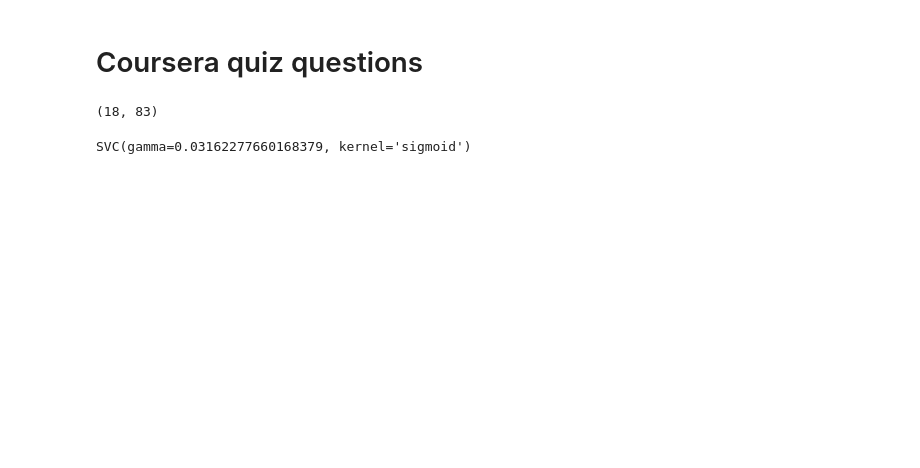
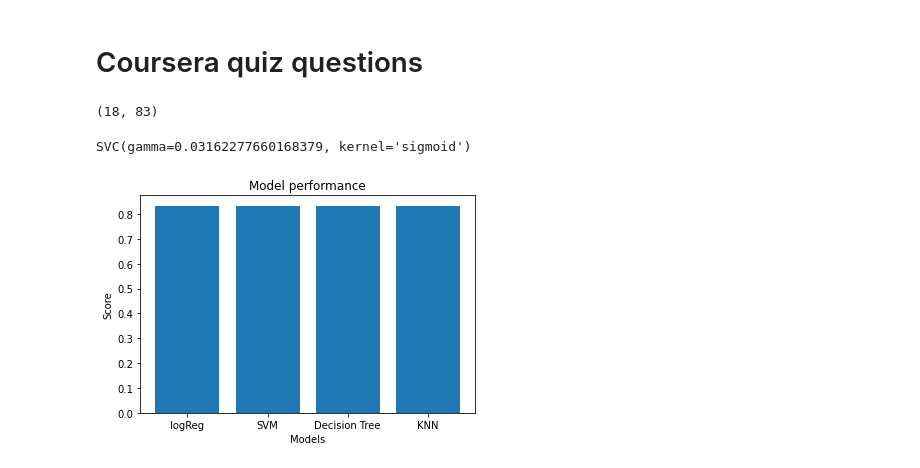
Before and after one commit to n-arifinwong/coursera_notes, a Jupyter notebook: capstone/M4_predictiveAnalysis_classification.ipynb, the cells around one changed output. Drawn from its saved outputs; the diff is of its cells as text; code cells hidden in the pictures; blank space fills up the shorter version.

```diff
--- a/capstone/M4_predictiveAnalysis_classification.ipynb
+++ b/capstone/M4_predictiveAnalysis_classification.ipynb
@@ -276,0 +279,12 @@ SVC(gamma=0.03162277660168379, kernel='sigmoid')
+# %%
+plt.bar(modelAccuracy_all['Model'], modelAccuracy_all['Score'])
+
+# Add labels and title
+plt.xlabel('Models')
+plt.ylabel('Score')
+plt.title('Model performance')
+
+# Display the chart
+plt.show()
+# %% [output]
+[figure, added]
```
Also changed, not shown: parts of 4 cells of this notebook, 5 other files.
